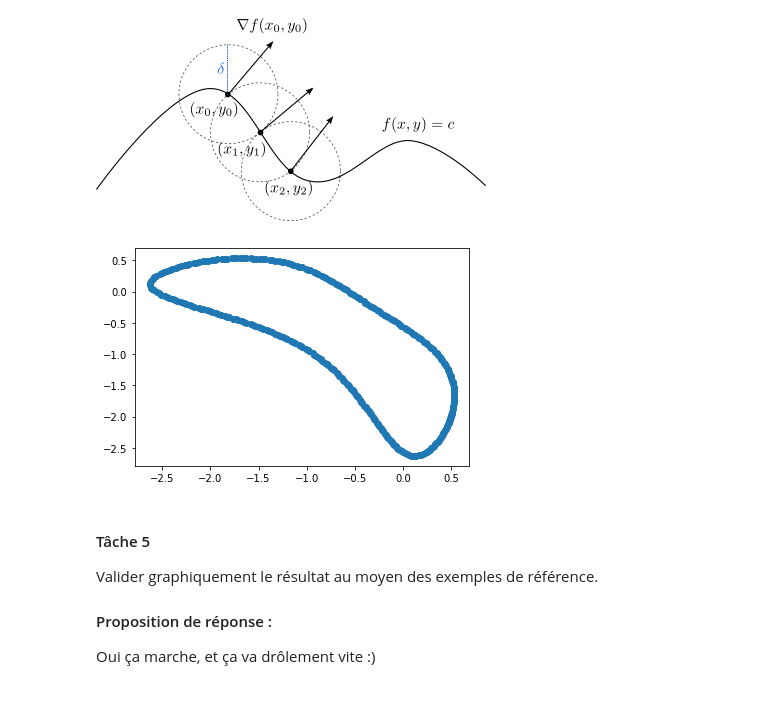
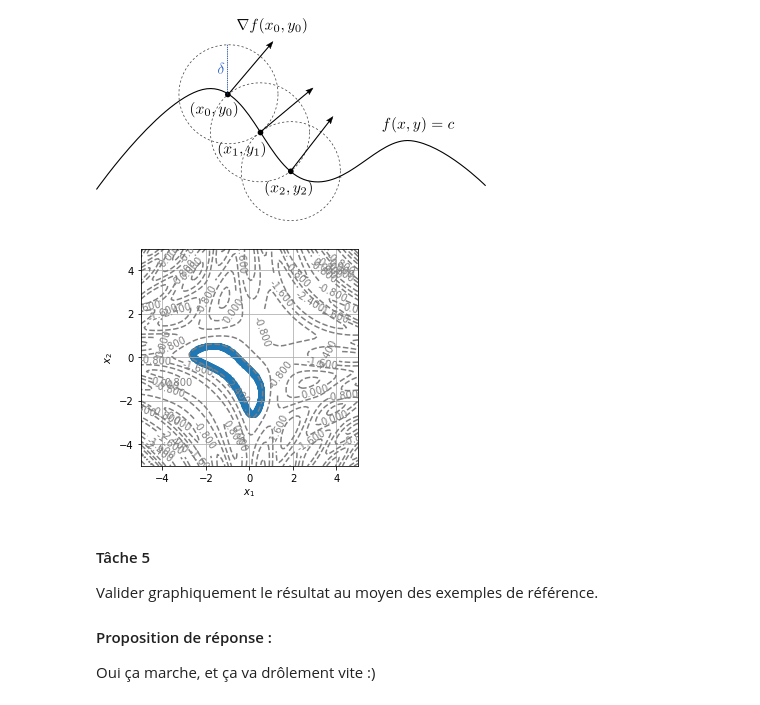
Before and after one commit to plgstalter/gstalter_freyther_ue11, a Jupyter notebook: gstalter_freyther.ipynb, the cells around one changed output. Drawn from its saved outputs; the diff is of its cells as text; code cells hidden in the pictures.

```diff
--- a/gstalter_freyther.ipynb
+++ b/gstalter_freyther.ipynb
@@ -359,14 +378,34 @@ def level_curve(f, x0, y0, delta=0.1, N=100, eps=eps):
       values.append(Newton(f_bis, xbis, ybis, eps))
 
    return np.array(values).T #we want that values.shape == (2, N)
-# %%
-values = level_curve(f3, .5, -2., 0.1, 300)
-
-
-%matplotlib inline
-plt.scatter(values[0, :], values[1, :]) ;
-# %% [output]
-[figure, removed]
+# %%
+values = level_curve(f3, .5, -2., 0.1, 300)
+
+def display_contour_bis(f, x, y, levels, V):
+    X, Y = np.meshgrid(x, y)
+    Z = f(X, Y)
+    fig, ax = plt.subplots()
+    contour_set = plt.contour(
+        X, Y, Z, colors="grey", linestyles="dashed",
+        levels=levels
+    )
+    ax.clabel(contour_set)
+
+    plt.scatter(V[0, :], V[1, :])
+
+    plt.grid(True)
+    plt.xlabel("$x_1$")
+    plt.ylabel("$x_2$")
+    plt.gca().set_aspect("equal")
+
+
+display_contour_bis(f3,
+    x=np.linspace(-5.0, 5.0, 100),
+    y=np.linspace(-5.0, 5.0, 100),
+    levels=5,
+    V=values)
+# %% [output]
+[figure, added]
 # %%
 def better_level_curve(f, x0, y0, delta = 0.1, eps = eps):
     values = [[x0, y0]]
```
Also changed, not shown: parts of 4 cells of this notebook.
